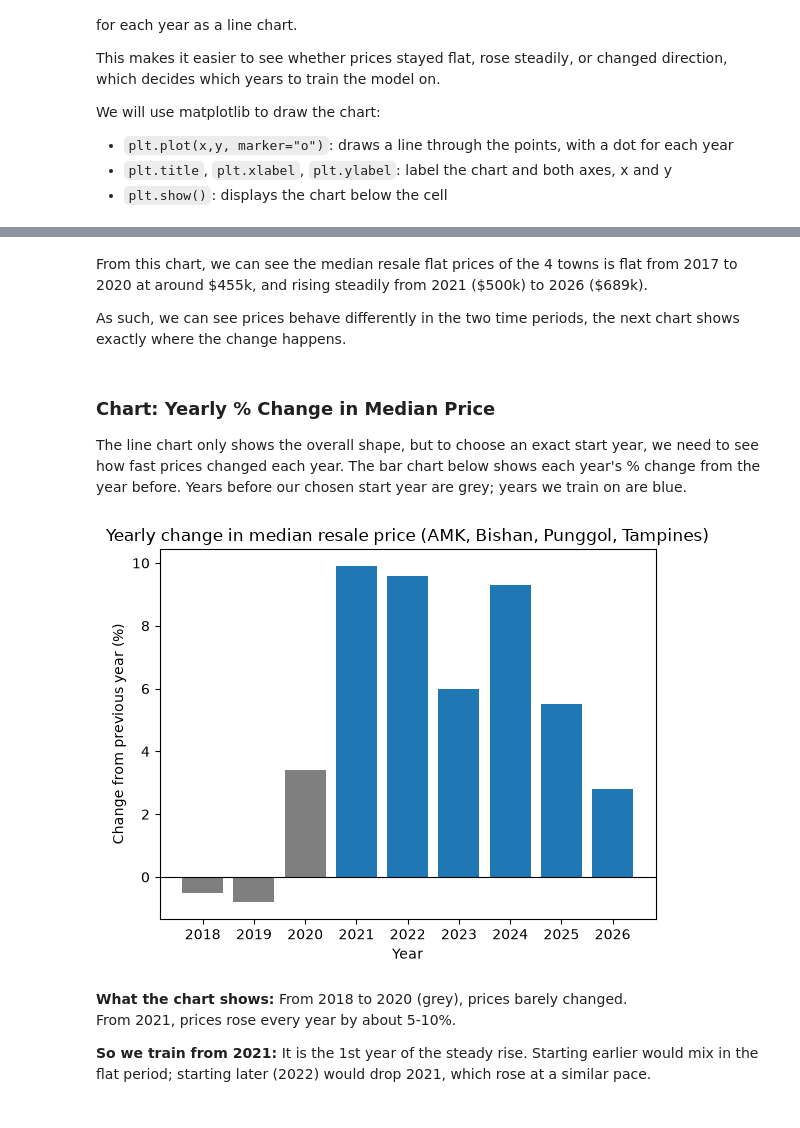
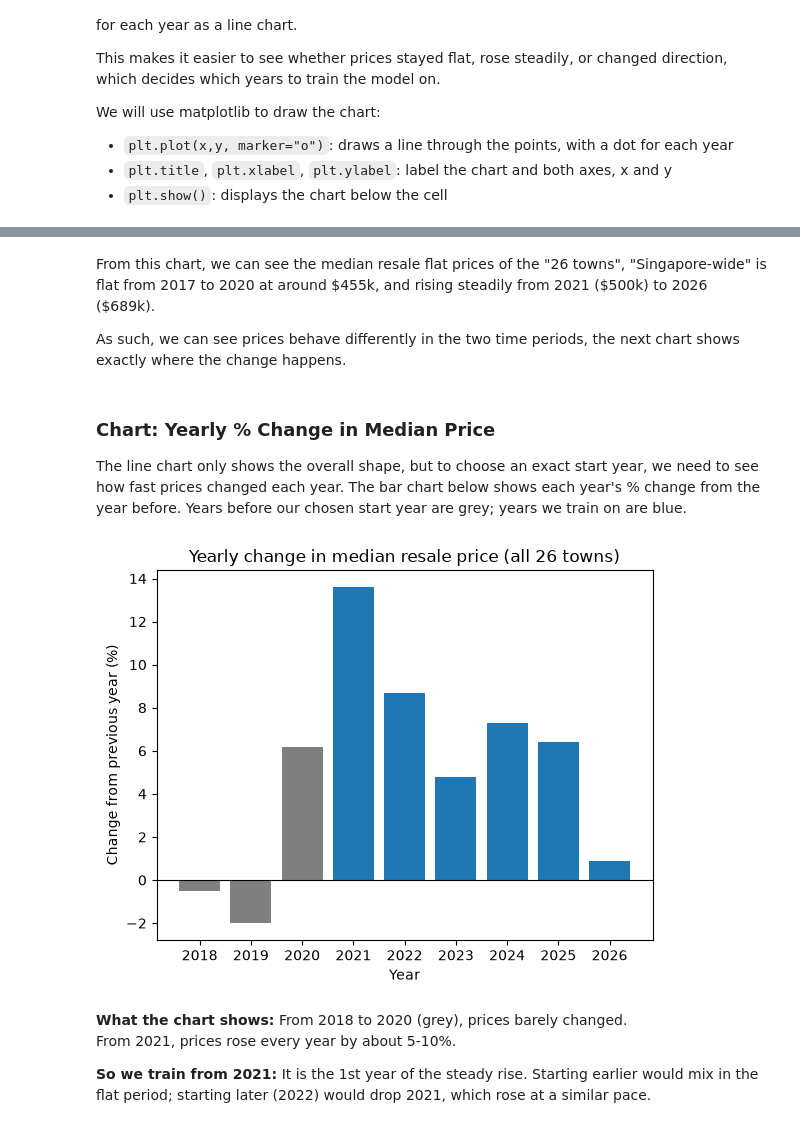
Before and after one commit to philbert-wong/WAD-G8-Group-7-project, a Jupyter notebook: prep/priceRegression.ipynb, the cells around one changed output, grey strips where cells are left out. Drawn from its saved outputs; the diff is of its cells as text; code cells hidden in the pictures.

Commit message:
all 26 towns: reseeded data, island-wide MRT list, retrained price model

```diff
--- a/prep/priceRegression.ipynb
+++ b/prep/priceRegression.ipynb
@@ -166,9 +166,17 @@ By running the code above, we can see that from `df.shape` and `df.head()`, the
 # %%
-TOWNS = ["ANG MO KIO", "BISHAN", "PUNGGOL", "TAMPINES"]
+TOWNS = [
+    "ANG MO KIO", "BEDOK", "BISHAN", "BUKIT BATOK", "BUKIT MERAH", "BUKIT PANJANG", "BUKIT TIMAH",
+    "CENTRAL AREA", "CHOA CHU KANG", "CLEMENTI", "GEYLANG", "HOUGANG", "JURONG EAST", "JURONG WEST",
+    "KALLANG/WHAMPOA", "MARINE PARADE", "PASIR RIS", "PUNGGOL", "QUEENSTOWN", "SEMBAWANG", "SENGKANG",
+    "SERANGOON", "TAMPINES", "TOA PAYOH", "WOODLANDS", "YISHUN",
+]
 
 in_list_towns = df["town"].isin(TOWNS)
+df = df[in_list_towns]
 
-df = df[in_list_towns]
+# Keep the 5 common flat types (see the note below)
+FLAT_TYPES = ["2 ROOM", "3 ROOM", "4 ROOM", "5 ROOM", "EXECUTIVE"]
+df = df[df["flat_type"].isin(FLAT_TYPES)]
 
 print(df.shape)
 df["town"].value_counts()
@@ -244,5 +271,5 @@ plt.show()
 # %% [markdown]
-From this chart, we can see the median resale flat prices of the 4 towns is flat from 2017 to 2020 at around \$455k, and rising steadily from 2021 (\$500k) to 2026 (\$689k).
+From this chart, we can see the median resale flat prices of the "26 towns", "Singapore-wide" is flat from 2017 to 2020 at around \$455k, and rising steadily from 2021 (\$500k) to 2026 (\$689k).
 
 As such, we can see prices behave differently in the two time periods, the next chart shows exactly where the change happens.
 # %% [markdown]
@@ -252,24 +279,24 @@ The line chart only shows the overall shape, but to choose an exact start year,
 # %%
 #Drop 2017 as it has no previous year so no % change
 changes = by_year["change_%"].dropna()
 
 #Colour each bar: grey before our start year, blue from it onwards
 START_YEAR = "2021"
 colours = []
 for year in changes.index:
     if year >= START_YEAR:
         colours.append("tab:blue")
     else:
         colours.append("tab:grey")
 
 plt.bar(changes.index, changes, color=colours)
 plt.axhline(0, color="black", linewidth=0.8) #line at 0% so ups and downs are clear
-plt.title("Yearly change in median resale price (AMK, Bishan, Punggol, Tampines)")
+plt.title("Yearly change in median resale price (all 26 towns)")
 plt.xlabel("Year")
 plt.ylabel("Change from previous year (%)")
 plt.show()
 # %% [output]
-[figure, old version]
+[figure, new version]
 # %% [markdown]
 **What the chart shows:** From 2018 to 2020 (grey), prices barely changed.<br>
 From 2021, prices rose every year by about 5-10%.
```
Also changed, not shown: parts of 46 cells of this notebook, 4 other files.
